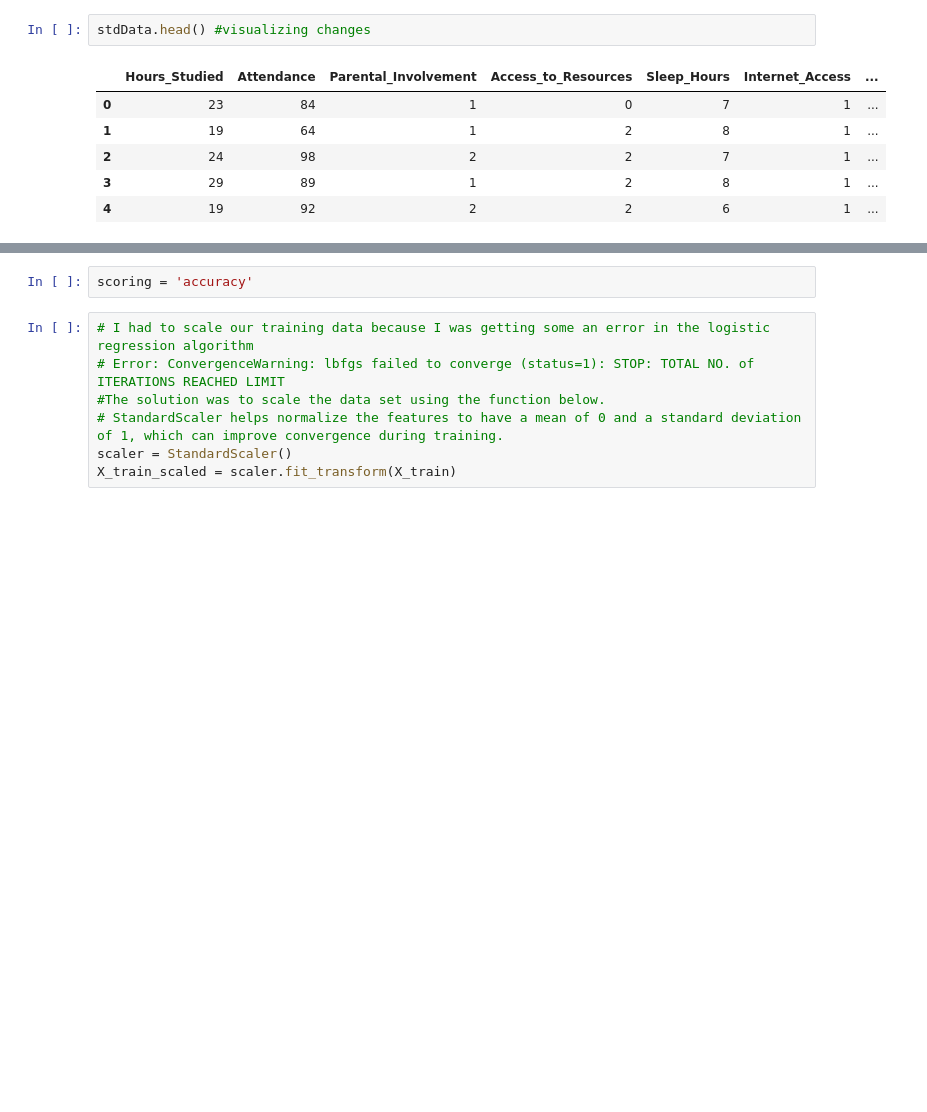
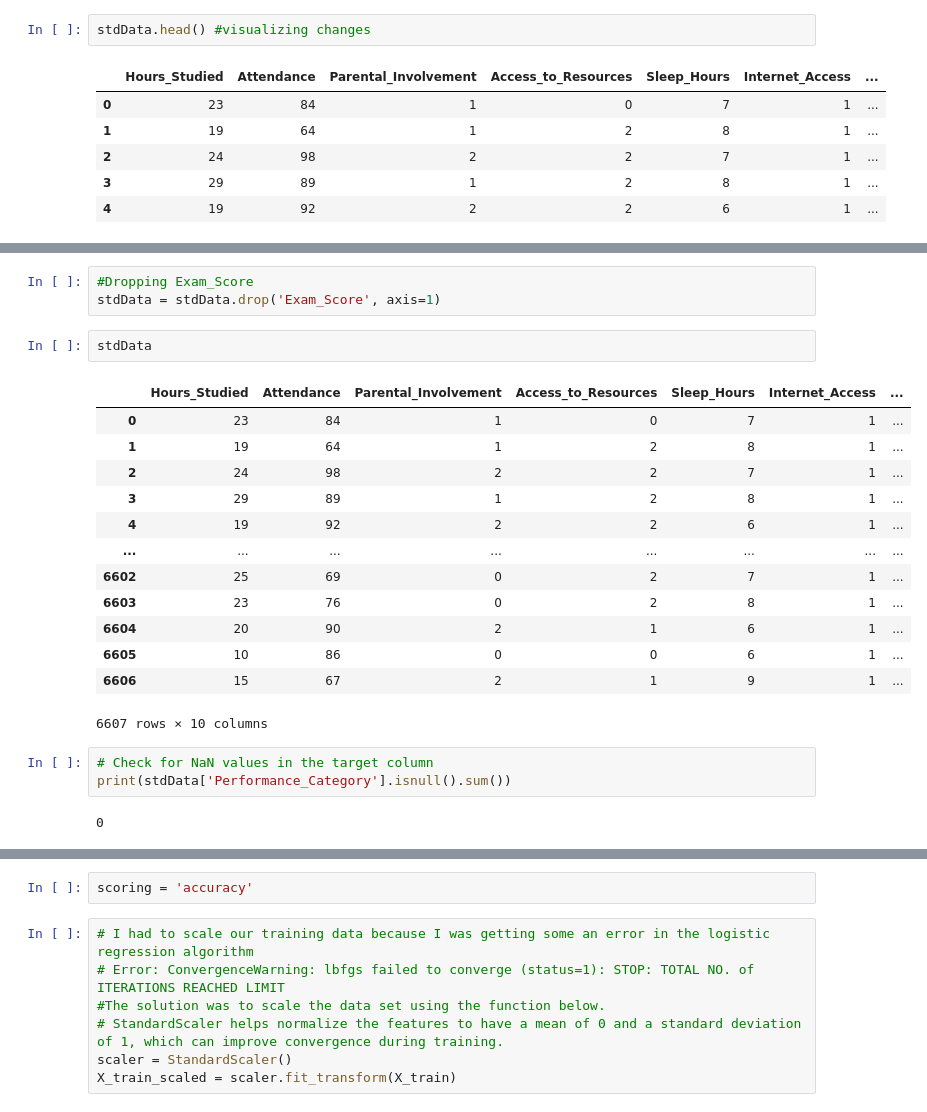
Before and after one commit to dylanDA23/DTA_Assignment2024, a Jupyter notebook: NewDataSet/DTA_ASSIGNMENT.ipynb, the cells around one changed output, grey strips where cells are left out. Saved outputs shown, nothing was run; the diff lists cells and outputs as text; blank space fills up the shorter version.

```diff
--- a/NewDataSet/DTA_ASSIGNMENT.ipynb
+++ b/NewDataSet/DTA_ASSIGNMENT.ipynb
@@ -176,0 +253,24 @@ stdData.head() #visualizing changes
+# %%
+#Dropping Exam_Score
+stdData = stdData.drop('Exam_Score', axis=1)
+# %%
+stdData
+# %% [output]
+|  | Hours_Studied | Attendance | Parental_Involvement | Access_to_Resources | Sleep_Hours | Internet_Access | ... |
+| 0 | 23 | 84 | 1 | 0 | 7 | 1 | ... |
+| 1 | 19 | 64 | 1 | 2 | 8 | 1 | ... |
+| 2 | 24 | 98 | 2 | 2 | 7 | 1 | ... |
+| 3 | 29 | 89 | 1 | 2 | 8 | 1 | ... |
+| 4 | 19 | 92 | 2 | 2 | 6 | 1 | ... |
+| ... | ... | ... | ... | ... | ... | ... | ... |
+| 6602 | 25 | 69 | 0 | 2 | 7 | 1 | ... |
+| 6603 | 23 | 76 | 0 | 2 | 8 | 1 | ... |
+| 6604 | 20 | 90 | 2 | 1 | 6 | 1 | ... |
+| 6605 | 10 | 86 | 0 | 0 | 6 | 1 | ... |
+| 6606 | 15 | 67 | 2 | 1 | 9 | 1 | ... |
+6607 rows × 10 columns
+# %%
+# Check for NaN values in the target column
+print(stdData['Performance_Category'].isnull().sum())
+# %% [output]
+0
```
Also changed, not shown: parts of 21 cells of this notebook.
